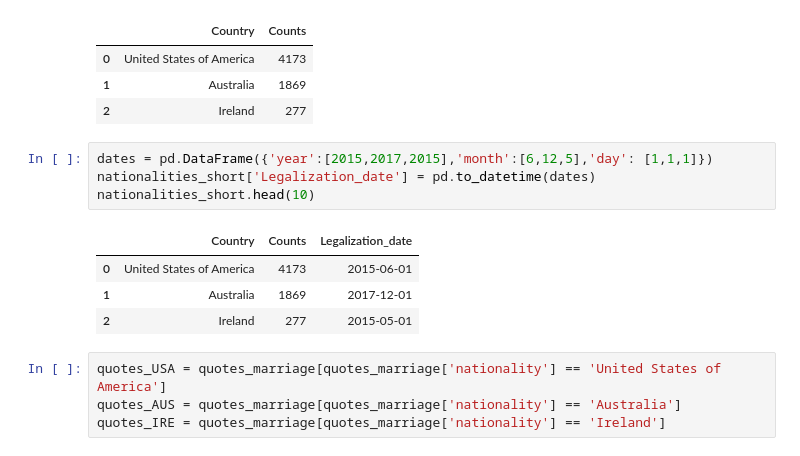
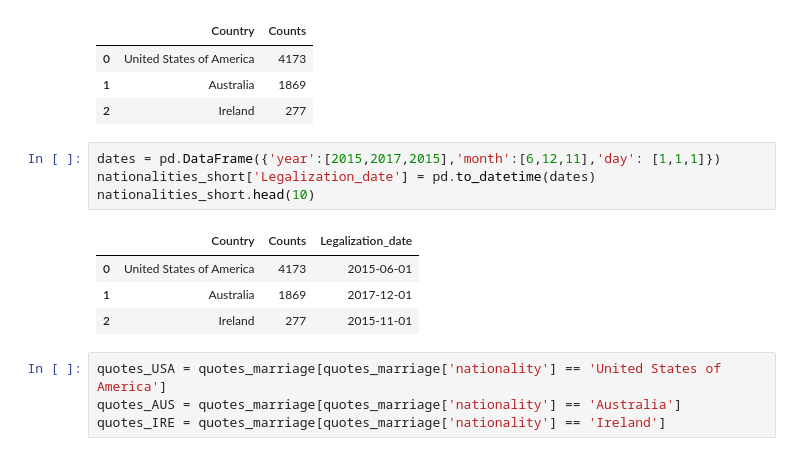
Before and after one commit to epfl-ada/ada-2021-project-fadalbazooka, a Jupyter notebook: research_question_1.ipynb, the cells around one changed output. Saved outputs shown, nothing was run; the diff lists cells and outputs as text.

```diff
--- a/research_question_1.ipynb
+++ b/research_question_1.ipynb
@@ -383,14 +383,14 @@ nationalities_short.head(10)
 | 1 | Australia | 1869 |
 | 2 | Ireland | 277 |
 # %%
-dates = pd.DataFrame({'year':[2015,2017,2015],'month':[6,12,5],'day': [1,1,1]})
+dates = pd.DataFrame({'year':[2015,2017,2015],'month':[6,12,11],'day': [1,1,1]})
 nationalities_short['Legalization_date'] = pd.to_datetime(dates)
 nationalities_short.head(10)
 # %% [output]
 |  | Country | Counts | Legalization_date |
 | 0 | United States of America | 4173 | 2015-06-01 |
 | 1 | Australia | 1869 | 2017-12-01 |
-| 2 | Ireland | 277 | 2015-05-01 |
+| 2 | Ireland | 277 | 2015-11-01 |
 # %%
 quotes_USA = quotes_marriage[quotes_marriage['nationality'] == 'United States of America']
 quotes_AUS = quotes_marriage[quotes_marriage['nationality'] == 'Australia']
```
Also changed, not shown: parts of 5 cells of this notebook.
